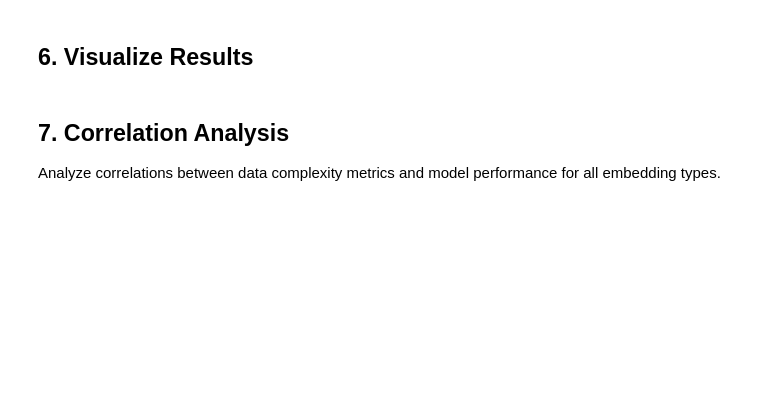
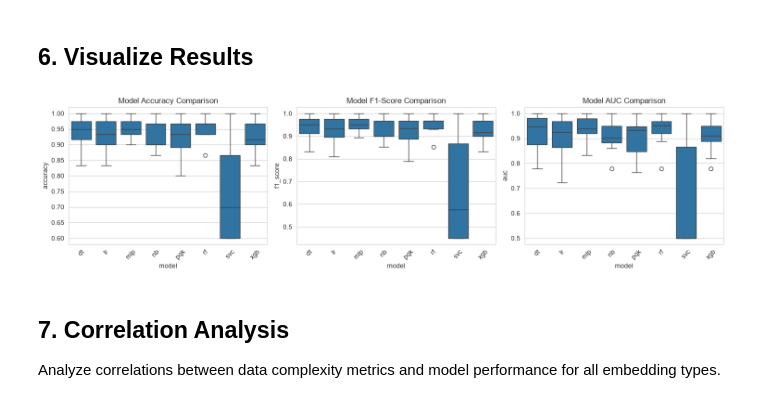
Before and after one commit to IBM/QBioCode, a Jupyter notebook: docs/source/tutorials/QProfiler/example_qprofiler.ipynb, the cells around one changed output. Saved outputs shown, nothing was run; the diff lists cells and outputs as text; code cells hidden in the pictures; blank space fills up the shorter version.

```diff
--- a/docs/source/tutorials/QProfiler/example_qprofiler.ipynb
+++ b/docs/source/tutorials/QProfiler/example_qprofiler.ipynb
@@ -106,30 +139,32 @@ print(data_eval.columns.tolist())
 # %%
 import matplotlib.pyplot as plt
 import seaborn as sns
 
 # Set style
 sns.set_style("whitegrid")
 
 # Plot model comparison
 fig, axes = plt.subplots(1, 3, figsize=(15, 4))
 
 # Accuracy comparison
 sns.boxplot(data=model_results, x='model', y='accuracy', ax=axes[0])
 axes[0].set_title('Model Accuracy Comparison')
-axes[0].set_xticklabels(axes[0].get_xticklabels(), rotation=45, ha='right')
+axes[0].tick_params(axis='x', rotation=45)
 
 # F1-score comparison
 sns.boxplot(data=model_results, x='model', y='f1_score', ax=axes[1])
 axes[1].set_title('Model F1-Score Comparison')
-axes[1].set_xticklabels(axes[1].get_xticklabels(), rotation=45, ha='right')
+axes[1].tick_params(axis='x', rotation=45)
 
 # AUC comparison
 sns.boxplot(data=model_results, x='model', y='auc', ax=axes[2])
 axes[2].set_title('Model AUC Comparison')
-axes[2].set_xticklabels(axes[2].get_xticklabels(), rotation=45, ha='right')
+axes[2].tick_params(axis='x', rotation=45)
 
 plt.tight_layout()
 plt.show()
+# %% [output]
+[figure, added]
 # %% [markdown]
 ## 7. Correlation Analysis
 
```
Also changed, not shown: parts of 5 cells of this notebook, 3 other files.
